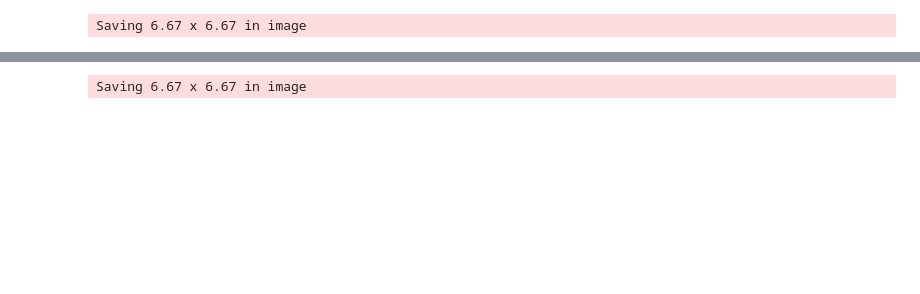
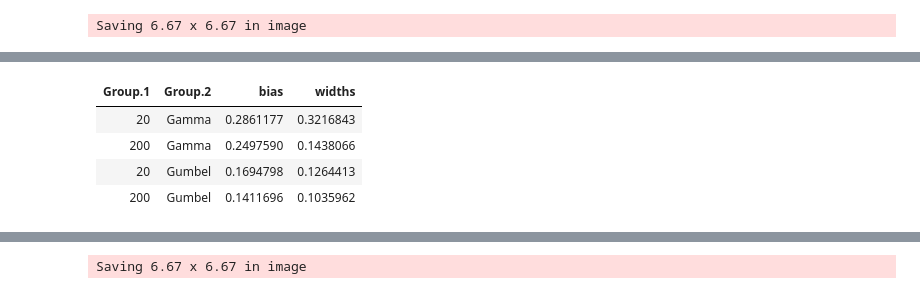
Before and after one commit to maxbiostat/CODE, a Jupyter notebook: skygrid_hyperprior/BNPR_simulation_study.ipynb, the cells around one changed output, grey strips where cells are left out. Cells and saved outputs as stored; diff of their text form; code cells hidden in the pictures; blank space fills up the shorter version.

```diff
--- a/skygrid_hyperprior/BNPR_simulation_study.ipynb
+++ b/skygrid_hyperprior/BNPR_simulation_study.ipynb
@@ -119,0 +122,8 @@ p1
+# %%
+aggregate(errors_dt[, c("bias", "widths")], by = list(errors_dt$ntaxa, errors_dt$prior),FUN = mean)
+# %% [output]
+| Group.1 | Group.2 | bias | widths |
+| 20 | Gamma | 0.2861177 | 0.3216843 |
+| 200 | Gamma | 0.2497590 | 0.1438066 |
+| 20 | Gumbel | 0.1694798 | 0.1264413 |
+| 200 | Gumbel | 0.1411696 | 0.1035962 |
```
Also changed, not shown: parts of 16 cells of this notebook, 1 other file.
